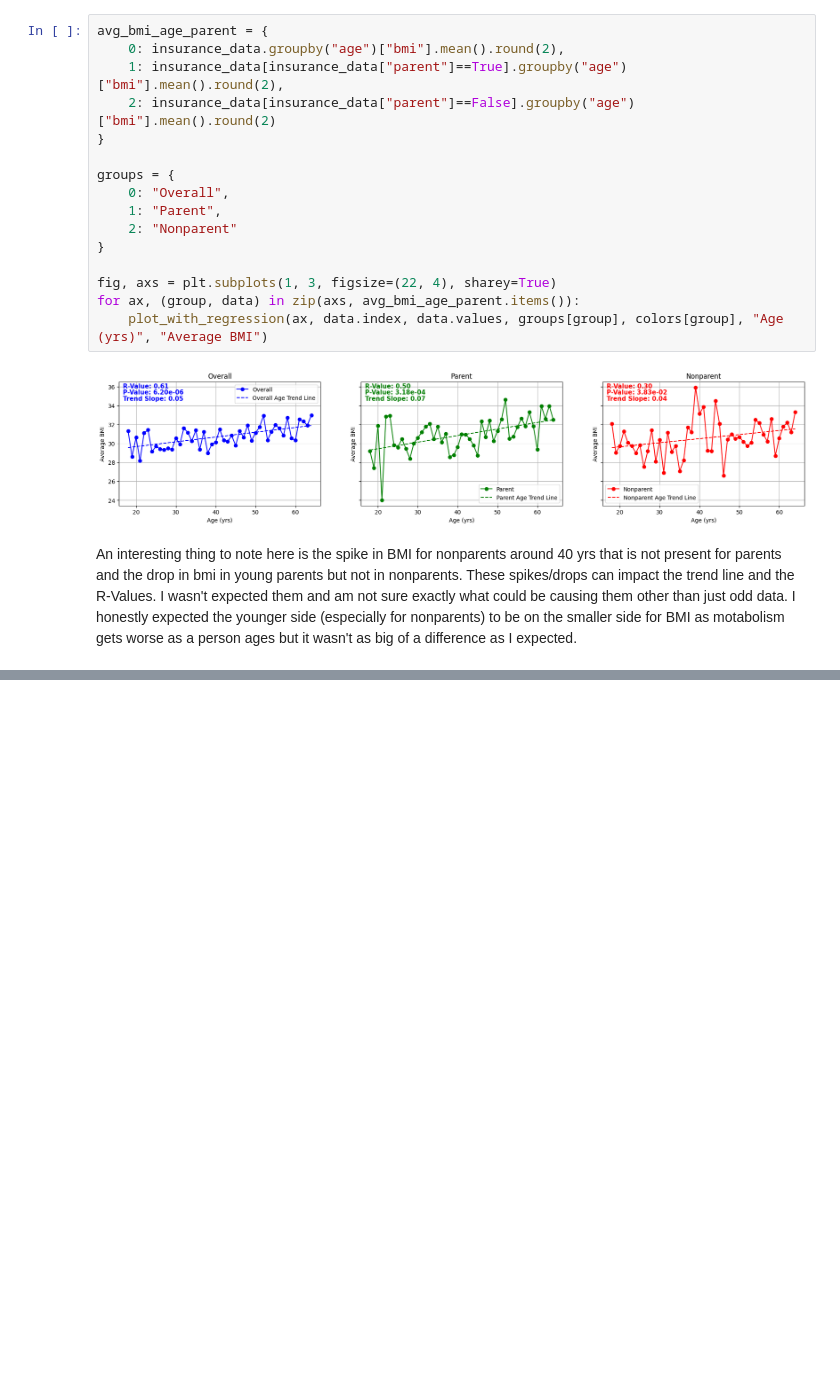
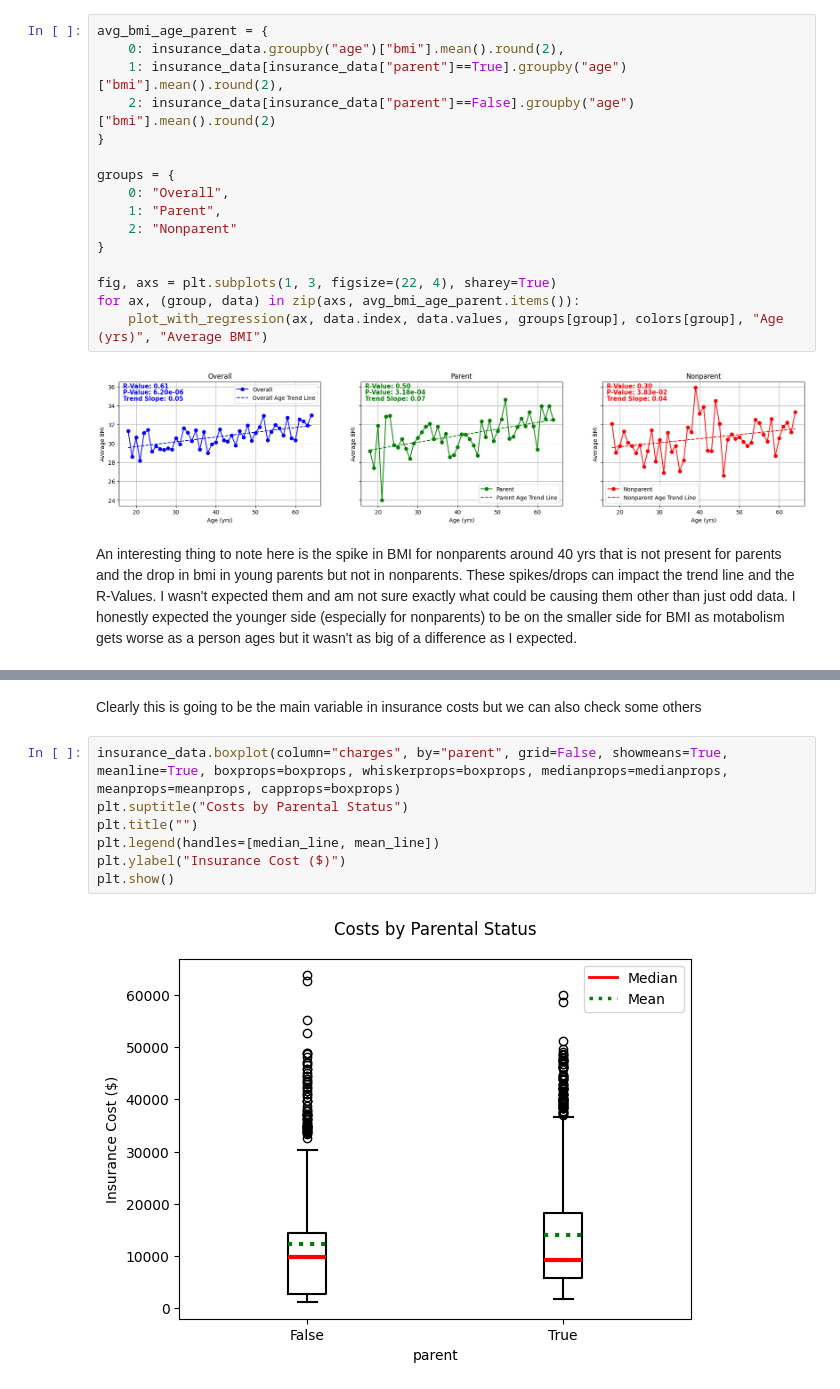
Before and after one commit to LucasCroslyn/CodingProblems, a Jupyter notebook: CodeCademy/Data Science Foundations Skill Path/Medical Insurance Full Project/us-medical-insurance-costs.ipynb, the cells around one changed output, grey strips where cells are left out. Drawn from its saved outputs; the diff is of its cells as text; blank space fills up the shorter version.

```diff
--- a/CodeCademy/Data Science Foundations Skill Path/Medical Insurance Full Project/us-medical-insurance-costs.ipynb
+++ b/CodeCademy/Data Science Foundations Skill Path/Medical Insurance Full Project/us-medical-insurance-costs.ipynb
@@ -284,0 +337,11 @@ An interesting thing to note here is the spike in BMI for nonparents around 40 y
+# %% [markdown]
+Clearly this is going to be the main variable in insurance costs but we can also check some others
+# %%
+insurance_data.boxplot(column="charges", by="parent", grid=False, showmeans=True, meanline=True, boxprops=boxprops, whiskerprops=boxprops, medianprops=medianprops, meanprops=meanprops, capprops=boxprops)
+plt.suptitle("Costs by Parental Status")
+plt.title("")
+plt.legend(handles=[median_line, mean_line])
+plt.ylabel("Insurance Cost ($)")
+plt.show()
+# %% [output]
+[figure, added]
```
Also changed, not shown: parts of 22 cells of this notebook.
